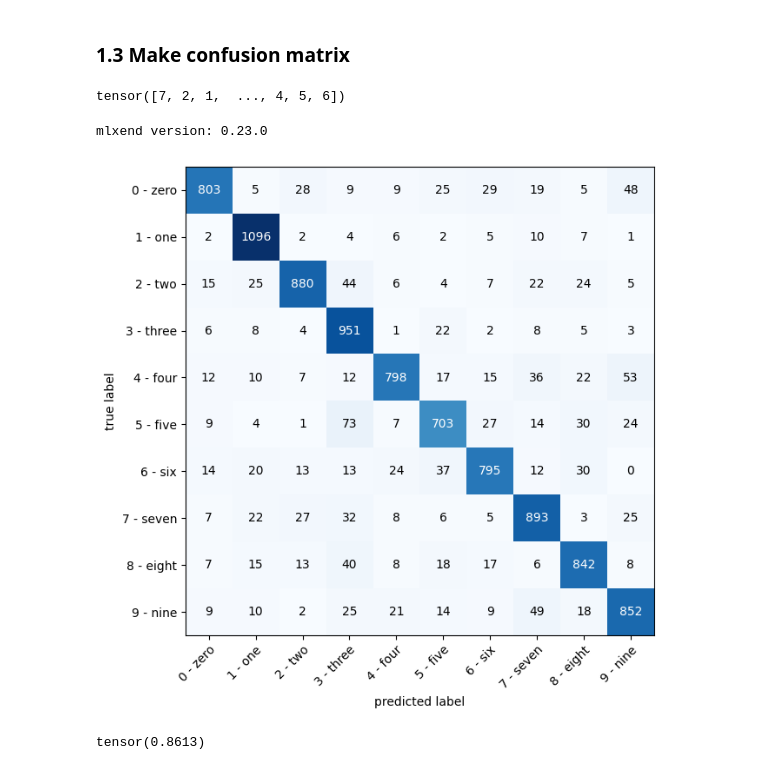
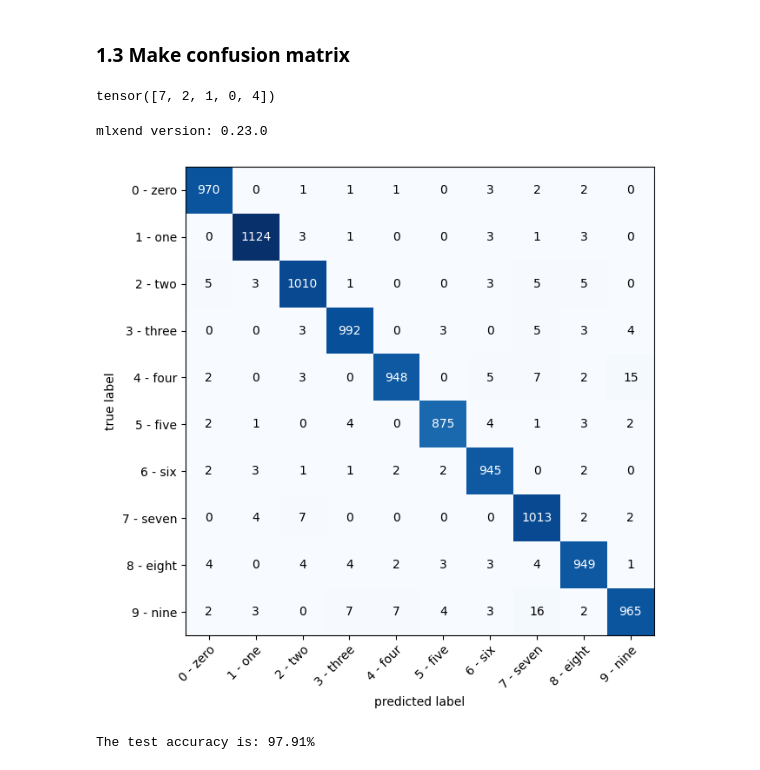
Before and after one commit to nicosaboonchi/Deep-Learning, a Jupyter notebook: Classification_with_MNIST_Data.ipynb, the cells around one changed output. Drawn from its saved outputs; the diff is of its cells as text; code cells hidden in the pictures.

```diff
--- a/Classification_with_MNIST_Data.ipynb
+++ b/Classification_with_MNIST_Data.ipynb
@@ -192,7 +227,7 @@ class MNISTV0(nn.Module):
 torch.manual_seed(42)
 model_0 = MNISTV0(input_shape=784,
                   hidden_units=10,
-                  output_shape=len(train_dataset.classes))
+                  output_shape=len(classes))
 model_0.to(device)
 # %% [output]
 MNISTV0(
@@ -384,7 +477,7 @@ class MNISTV1(nn.Module):
 torch.manual_seed(42)
 model_1 = MNISTV1(input_shape=784,
                   hidden_units=256,
-                  output_shape=len(train_dataset.classes))
+                  output_shape=len(classes))
 model_1.to(device)
 # %% [output]
 MNISTV1(
@@ -406,7 +499,7 @@ optimizer = torch.optim.SGD(params=model_1.parameters(),
 ### 1.3 Training
 # %%
 torch.manual_seed(42)
-epochs = 8
+epochs = 7
 test_acc = []
 train_acc = []
 
@@ -415,16 +508,16 @@ train_start_time = timer()
 for epoch in tqdm(range(epochs)):
   print(f"Epoch: {epoch} -------------")
   train_acc.append(train_step(model=model_1,
-             data_loader=train_dataloader,
-             loss_fn=loss_fn,
-             optimizer=optimizer,
-             accuracy_fn=accuracy_fn,
-             device=device))
+              data_loader=train_dataloader,
+              loss_fn=loss_fn,
+              optimizer=optimizer,
+              accuracy_fn=accuracy_fn,
+              device=device))
   test_acc.append(test_step(model=model_1,
-            data_loader=test_dataloader,
-            loss_fn=loss_fn,
-            accuracy_fn=accuracy_fn,
-            device=device))
+              data_loader=test_dataloader,
+              loss_fn=loss_fn,
+              accuracy_fn=accuracy_fn,
+              device=device))
 train_end_time = timer()
 train_total_time = print_train_time(start=train_start_time,
                  end=train_end_time,
@@ -520,24 +615,28 @@ for i in range(0,len(test_samples)):
 ### 1.3 Make confusion matrix
 # %%
 from tqdm.auto import tqdm
+from torch.nn import Softmax
+
 
 y_preds = []
 model_1.eval()
+
 with torch.inference_mode():
   for X, y in tqdm(test_dataloader, desc="Making Predictions..."):
 
-    X, y = X.to(device), y.to(device)
+    X,y = X.to(device), y.to(device)
 
     pred_logits = model_1(X)
 
-    y_pred = torch.softmax(pred_logits.squeeze(), dim=0).argmax(dim=1)
+    m = Softmax(dim=1)
+    y_pred = m(pred_logits).argmax(dim=1)
 
     y_preds.append(y_pred.cpu())
 
 y_preds_tensor = torch.cat(y_preds)
-y_preds_tensor
+y_preds_tensor[:5]
 # %% [output]
-tensor([7, 2, 1,  ..., 4, 5, 6])
+tensor([7, 2, 1, 0, 4])
 # %%
 try:
   import torchmetrics, mlxtend
@@ -550,24 +649,25 @@ except:
 # %% [output]
 mlxend version: 0.23.0
 # %%
-from torchmetrics import ConfusionMatrix
+from torchmetrics.classification import MulticlassConfusionMatrix
 from mlxtend.plotting import plot_confusion_matrix
 
-confmat = ConfusionMatrix(task="Multiclass",
-                          num_classes=len(classes))
+confmat = MulticlassConfusionMatrix(num_classes=10)
 confmat_tensor = confmat(preds=y_preds_tensor,
                          target=test_dataset.targets)
 
 fig, ax = plot_confusion_matrix(conf_mat=confmat_tensor.numpy(),
                                 class_names=classes,
                                 figsize=(10,7))
 # %% [output]
-[figure, old version]
+[figure, new version]
 # %%
 from torchmetrics import Accuracy
+
 accuracy = Accuracy(task="Multiclass",
-                    num_classes=len(test_dataset))
-accuracy(preds=y_preds_tensor,
-         target=test_dataset.targets)
+                    num_classes=len(classes))
+acc_val = accuracy(y_preds_tensor,
+         test_dataset.targets).item()
+print(f"The test accuracy is: {acc_val*100:.2f}%")
 # %% [output]
-tensor(0.8613)
+The test accuracy is: 97.91%
```
Also changed, not shown: parts of 48 cells of this notebook.
